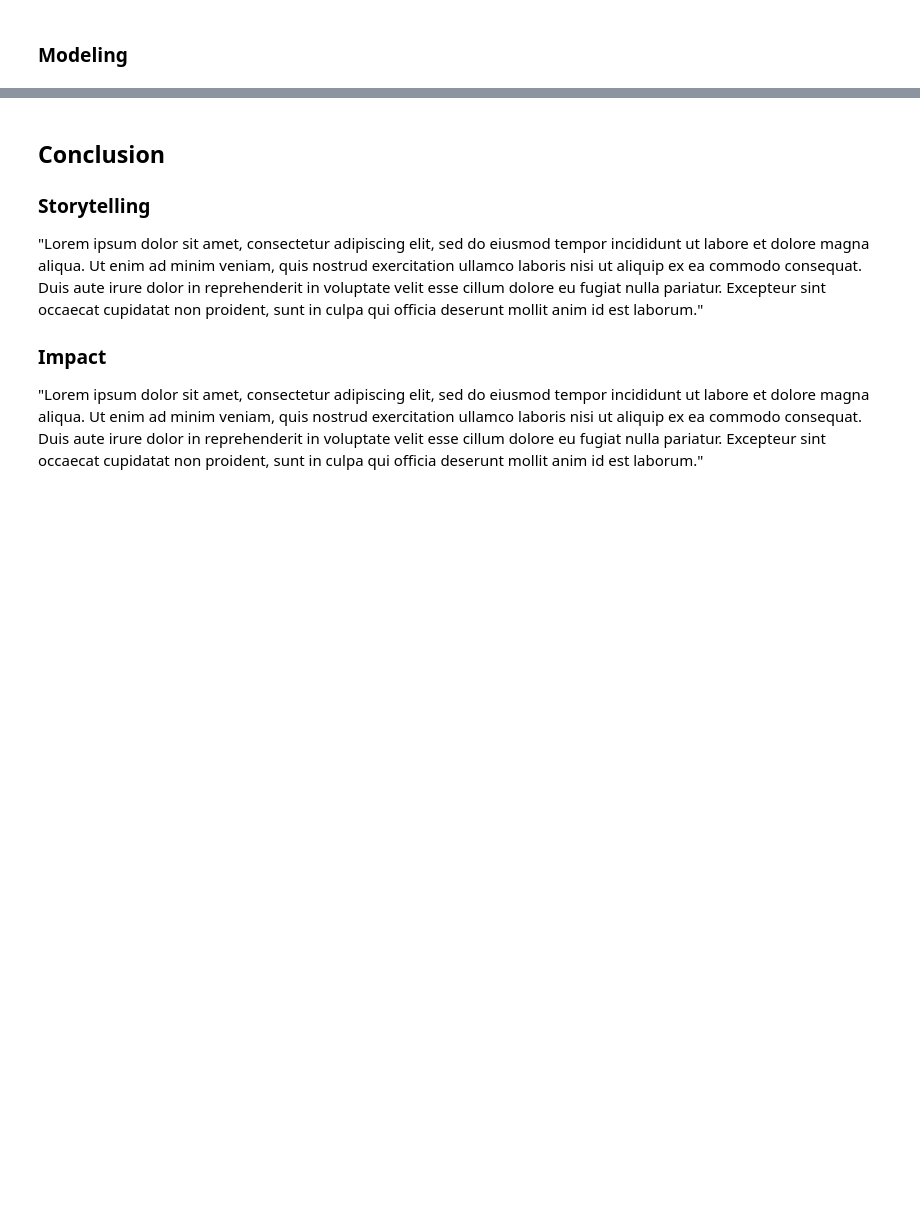
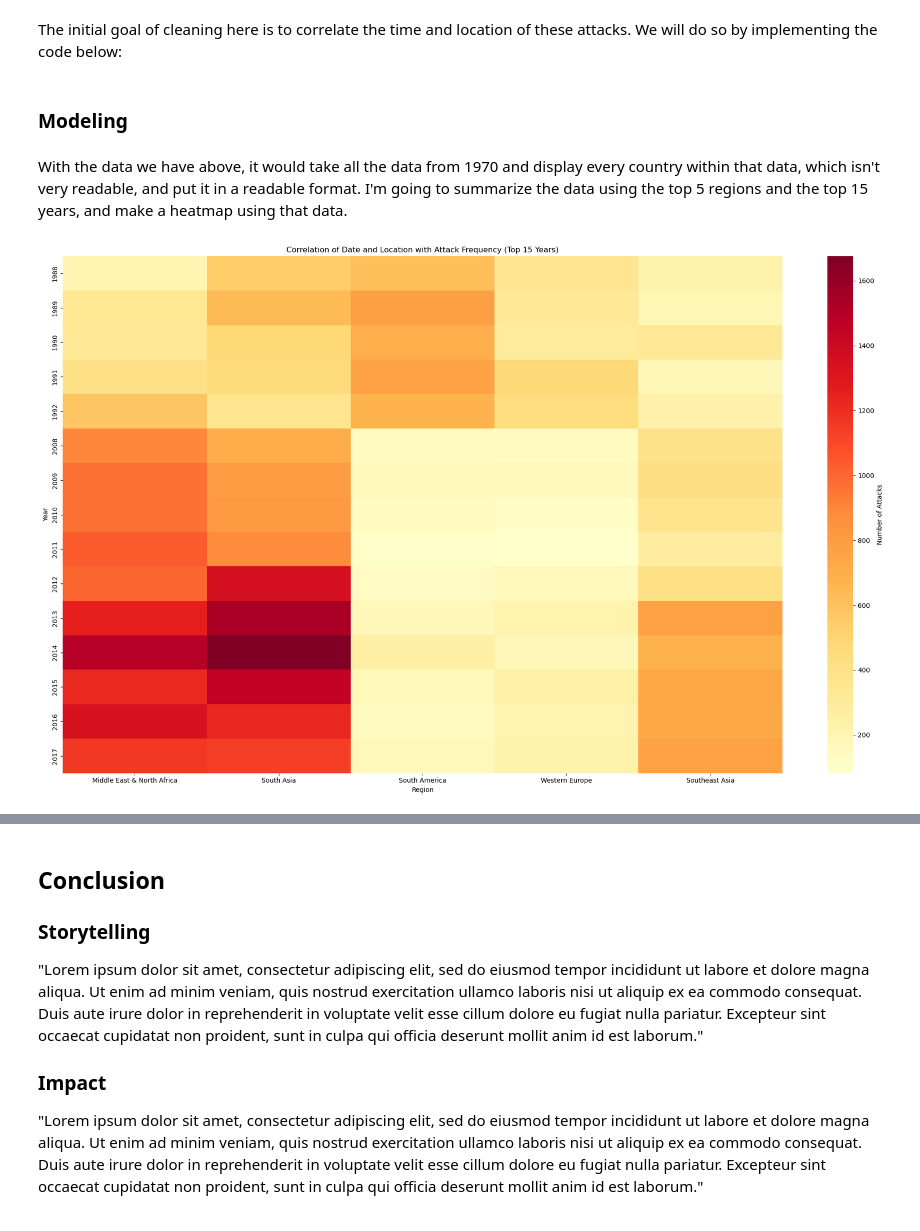
Before and after one commit to ryanshz/dmclustering, a Jupyter notebook: project3.ipynb, the cells around one changed output, grey strips where cells are left out. Cells and saved outputs as stored; diff of their text form; code cells hidden in the pictures; blank space fills up the shorter version.

Commit message:
finished modeling and started pre-processing

```diff
--- a/project3.ipynb
+++ b/project3.ipynb
@@ -23,0 +34,4 @@ Clustering is where a model takes a set of data and groups it with other data ba
+# %%
+terror_df = pd.read_csv('data/gtd.csv', encoding='ISO-8859-1', low_memory=False)
+
+terror_df.head()
@@ -23,0 +46,2 @@ Clustering is where a model takes a set of data and groups it with other data ba
+# %% [markdown]
+The initial goal of cleaning here is to correlate the time and location of these attacks. We will do so by implementing the code below:
@@ -24,2 +70,42 @@ Clustering is where a model takes a set of data and groups it with other data ba
 # %% [markdown]
 ### Modeling
+# %% [markdown]
+With the data we have above, it would take all the data from 1970 and display every country within that data, which isn't very readable, and put it in a readable format. I'm going to summarize the data using the top 5 regions and the top 15 years, and make a heatmap using that data.
+# %%
+heatmap_data_model1 = grouped_data.pivot_table(
+    index='date',
+    columns='region_txt',
+    values='attack_count',
+    fill_value=0
+)
+
+#make sure the index is a datetime object and extract the year
+if not pd.api.types.is_datetime64_any_dtype(heatmap_data_model1.index):
+    heatmap_data_model1.index = pd.to_datetime(heatmap_data_model1.index, errors='coerce')
+
+heatmap_data_model1.index = heatmap_data_model1.index.year
+
+#aggregate data by year, sum number of attacks
+heatmap_data_model1 = heatmap_data_model1.groupby(heatmap_data_model1.index).sum()
+
+#select top 5 regions by attack frequency
+top_regions_model1 = heatmap_data_model1.sum().nlargest(5).index
+heatmap_data_reduced_model1 = heatmap_data_model1[top_regions_model1]
+
+#select top 15 years by attack frequency
+top_years_model1 = heatmap_data_reduced_model1.sum(axis=1).nlargest(15).index
+
+#sort chronologically for readability
+top_years_sorted_model1 = sorted(top_years_model1)
+heatmap_data_reduced_model1 = heatmap_data_reduced_model1.loc[top_years_sorted_model1]
+
+#plot heatmap
+plt.figure(figsize=(20, 12))
+sns.heatmap(heatmap_data_reduced_model1, cmap='YlOrRd', cbar_kws={'label': 'Number of Attacks'})
+plt.title('Correlation of Date and Location with Attack Frequency (Top 15 Years)')
+plt.xlabel('Region')
+plt.ylabel('Year')
+plt.tight_layout()
+plt.show()
+# %% [output]
+[figure, added]
```
Also changed, not shown: parts of 10 cells of this notebook.
